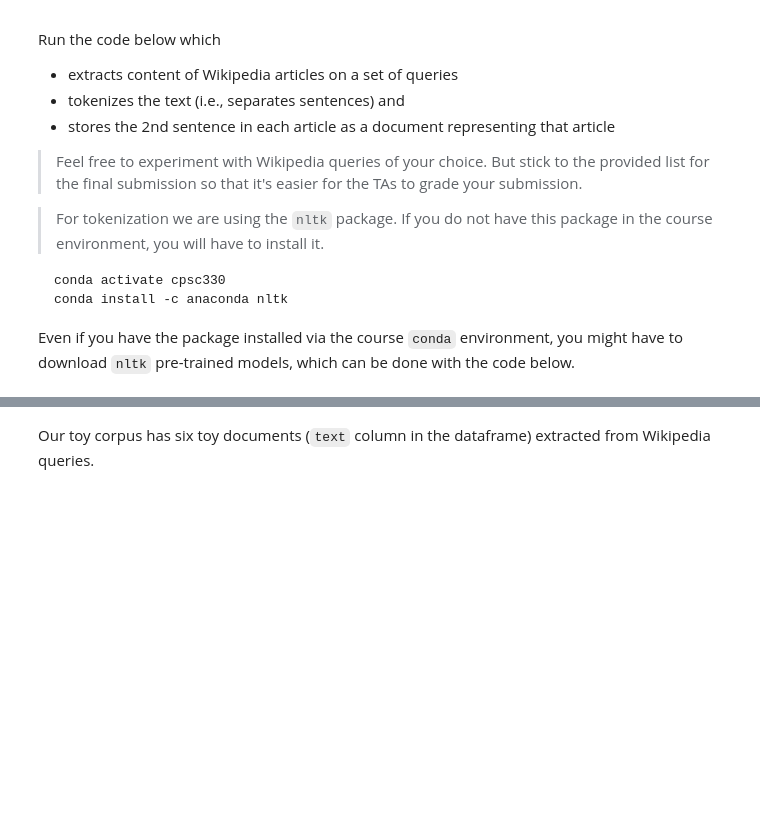
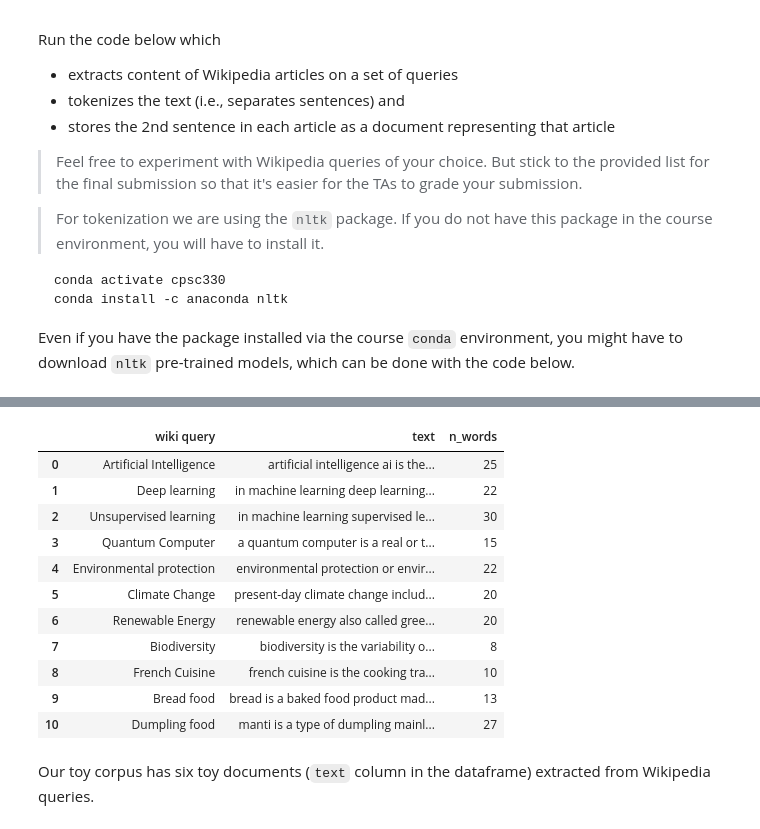
Before and after one commit to anna-si-tu/HW6, a Jupyter notebook: hw6.ipynb, the cells around one changed output, grey strips where cells are left out. Drawn from its saved outputs; the diff is of its cells as text; code cells hidden in the pictures; blank space fills up the shorter version.

```diff
--- a/hw6.ipynb
+++ b/hw6.ipynb
@@ -121,39 +129,52 @@ queries = [
     "Artificial Intelligence",
     "Deep learning",
     "Unsupervised learning",
-    "Quantum Computing",
+    "Quantum Computer",
     "Environmental protection",
     "Climate Change",
     "Renewable Energy",
     "Biodiversity",
     "French Cuisine",
     "Bread food",
     "Dumpling food",
 ]
 wiki_dict = {"wiki query": [], "text": [], "n_words": []}
 remove_tokens = list(string.punctuation) + ['``', '’', '`', 'br', '"', "”", "''", "'s", "(", ")", "[", "]"]
 
 # Running this code might take some time.
 for query in queries:
     try:
         # Attempt to fetch the page content
         page_content = wikipedia.page(query).content
     except wikipedia.exceptions.PageError:
         print(f"Page not found for query: {query}. Skipping...")
         continue
     except wikipedia.exceptions.DisambiguationError as e:
         print(f"Query: {query} led to a disambiguation page. Choosing the first option: {e.options[0]}")
         page_content = wikipedia.page(e.options[0]).content
 
     text = sent_tokenize(page_content)[0]
     tokenized = word_tokenize(text)
     text_pp = [token.lower() for token in tokenized if token.lower() not in remove_tokens]
     wiki_dict["n_words"].append(len(text_pp))
     wiki_dict["text"].append(" ".join(text_pp))
     wiki_dict["wiki query"].append(query)
 
 wiki_df = pd.DataFrame(wiki_dict)
 wiki_df
+# %% [output]
+|  | wiki query | text | n_words |
+| 0 | Artificial Intelligence | artificial intelligence ai is the... | 25 |
+| 1 | Deep learning | in machine learning deep learning... | 22 |
+| 2 | Unsupervised learning | in machine learning supervised le... | 30 |
+| 3 | Quantum Computer | a quantum computer is a real or t... | 15 |
+| 4 | Environmental protection | environmental protection or envir... | 22 |
+| 5 | Climate Change | present-day climate change includ... | 20 |
+| 6 | Renewable Energy | renewable energy also called gree... | 20 |
+| 7 | Biodiversity | biodiversity is the variability o... | 8 |
+| 8 | French Cuisine | french cuisine is the cooking tra... | 10 |
+| 9 | Bread food | bread is a baked food product mad... | 13 |
+| 10 | Dumpling food | manti is a type of dumpling mainl... | 27 |
 # %% [markdown]
 Our toy corpus has six toy documents (`text` column in the dataframe) extracted from Wikipedia queries.
 # %% [markdown]
```
Also changed, not shown: parts of 9 cells of this notebook, 1 other file.
